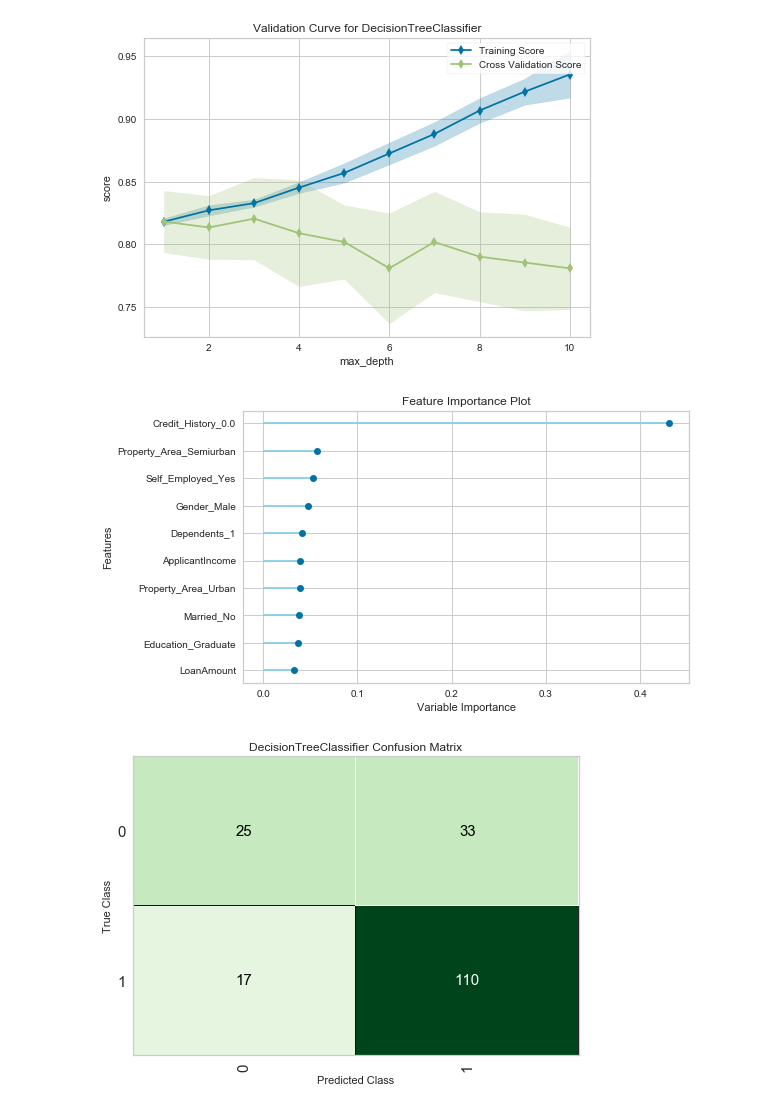
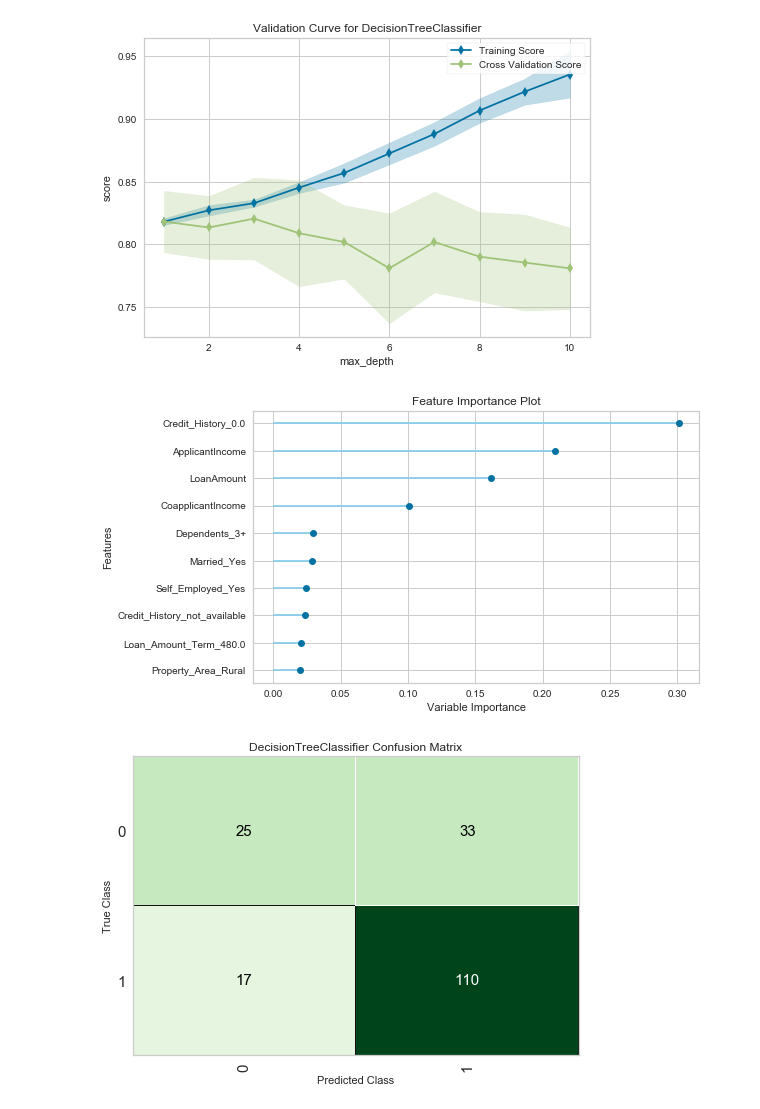
Before and after one commit to LangatGilbert/100daysofcode, a Jupyter notebook: machine_learning_in_python/codes/pycaret_example.ipynb, the cells around one changed output. Drawn from its saved outputs; the diff is of its cells as text; code cells hidden in the pictures.

```diff
--- a/machine_learning_in_python/codes/pycaret_example.ipynb
+++ b/machine_learning_in_python/codes/pycaret_example.ipynb
@@ -158,9 +161,9 @@ classification.plot_model(classification_dt, plot = 'vc')
 [figure]
 # %%
 # Dimension Learning
-classification.plot_model(classification_xgb, plot = 'feature')
+classification.plot_model(classification_dt, plot = 'feature')
 # %% [output]
-[figure, old version]
+[figure, new version]
 # %%
 # Confusion Matrix
 classification.plot_model(classification_dt, plot = 'confusion_matrix')
```
Also changed, not shown: parts of 13 cells of this notebook, 8 other files.
